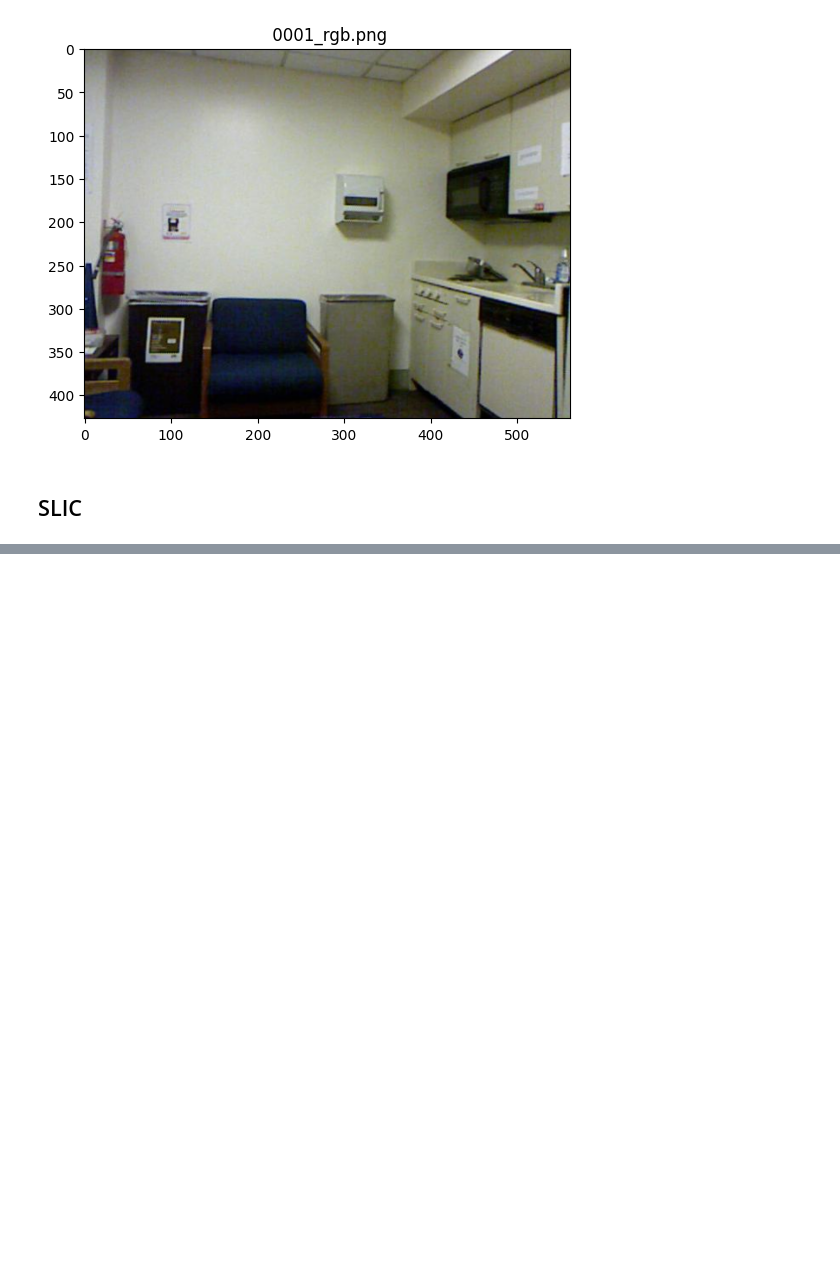
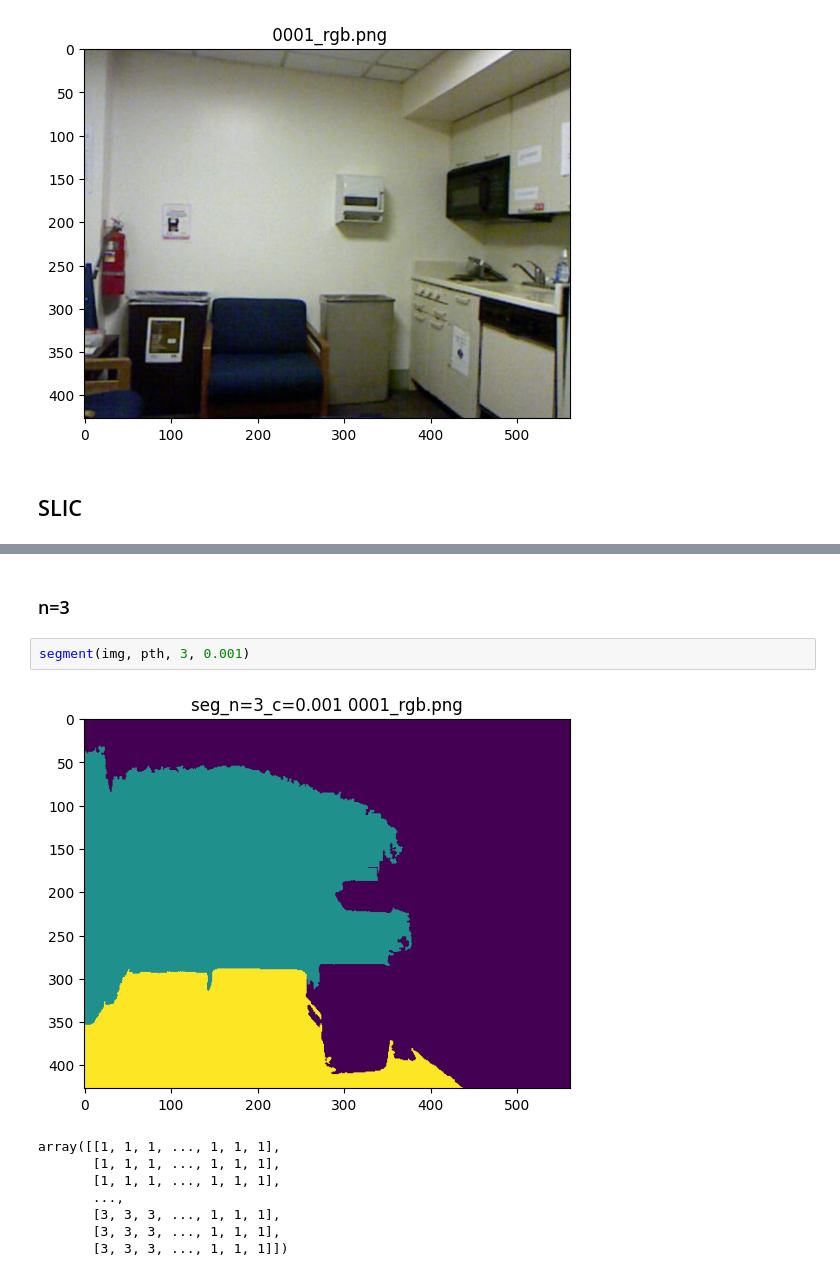
Before and after one commit to marekd6/CV1_labs, a Jupyter notebook: Assignment 04-20260107/A4_T3_Drwal.ipynb, the cells around one changed output, grey strips where cells are left out. Saved outputs shown, nothing was run; the diff lists cells and outputs as text; blank space fills up the shorter version.

```diff
--- a/Assignment 04-20260107/A4_T3_Drwal.ipynb
+++ b/Assignment 04-20260107/A4_T3_Drwal.ipynb
@@ -56,0 +101,13 @@ segment(img, pth, 5, 0.001)
+# %% [markdown]
+### n=3
+# %%
+segment(img, pth, 3, 0.001)
+# %% [output]
+[figure, added]
+array([[1, 1, 1, ..., 1, 1, 1],
+       [1, 1, 1, ..., 1, 1, 1],
+       [1, 1, 1, ..., 1, 1, 1],
+       ...,
+       [3, 3, 3, ..., 1, 1, 1],
+       [3, 3, 3, ..., 1, 1, 1],
+       [3, 3, 3, ..., 1, 1, 1]])
```
Also changed, not shown: parts of 22 cells of this notebook.
